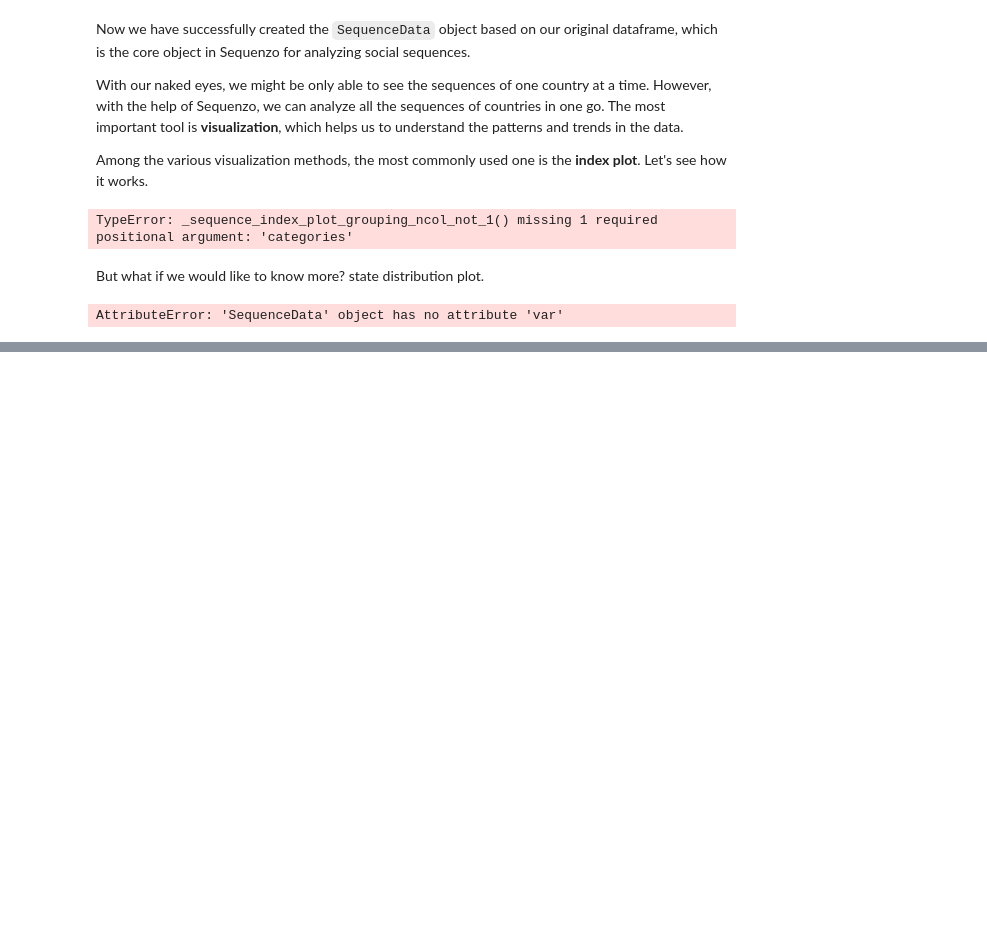
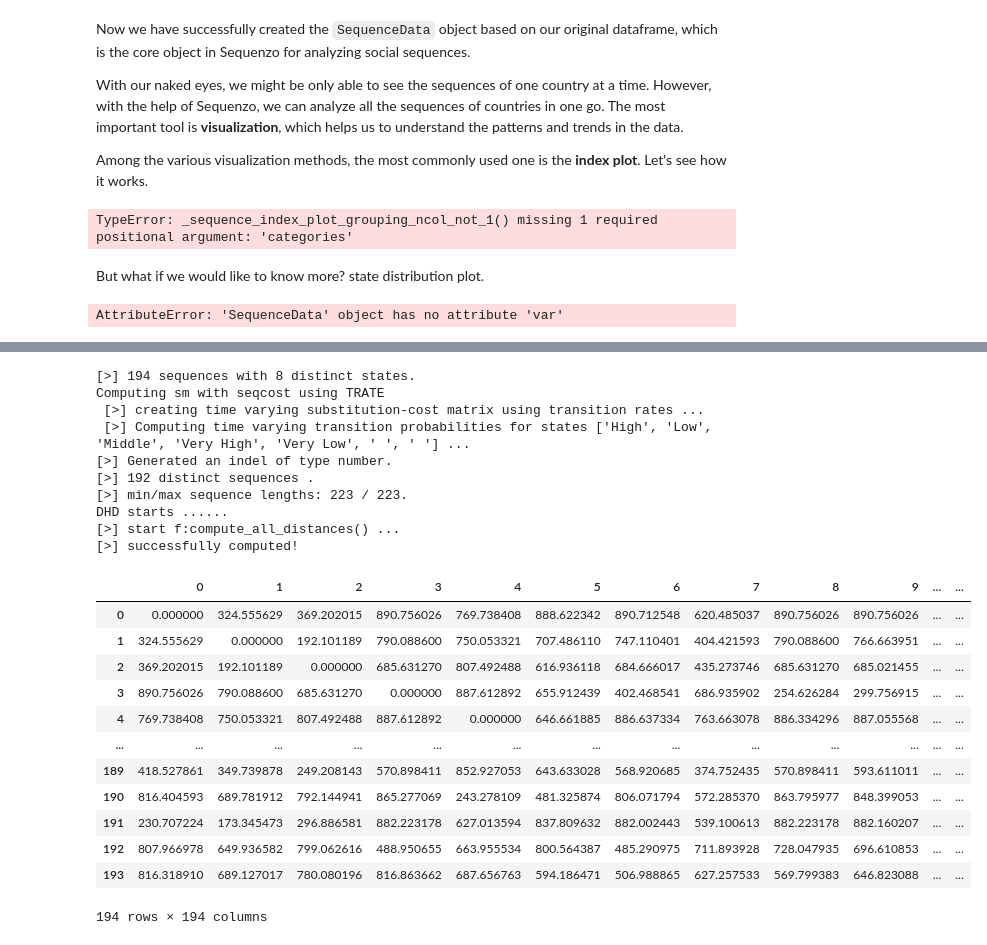
Before and after one commit to Liang-Team/Sequenzo, a Jupyter notebook: Tutorials/test.ipynb, the cells around one changed output, grey strips where cells are left out. Saved outputs shown, nothing was run; the diff lists cells and outputs as text; code cells hidden in the pictures; blank space fills up the shorter version.

```diff
--- a/Tutorials/test.ipynb
+++ b/Tutorials/test.ipynb
@@ -155 +152,32 @@ Completion matrix starts ......
 194 rows × 194 columns
+# %%
+# You can also replace "OMspell" with "OM/DHD/HAM" and "TRATE" with "CONSTANT"
+dhd = get_distance_matrix(seqdata=sequence_data,
+                              method='DHD',
+                              sm="TRATE",
+                              indel="auto")
+dhd
+# %% [output]
+[>] 194 sequences with 8 distinct states.
+Computing sm with seqcost using TRATE
+ [>] creating time varying substitution-cost matrix using transition rates ...
+ [>] Computing time varying transition probabilities for states ['High', 'Low', 'Middle', 'Very High', 'Very Low', ' ', ' '] ...
+[>] Generated an indel of type number.
+[>] 192 distinct sequences .
+[>] min/max sequence lengths: 223 / 223.
+DHD starts ......
+[>] start f:compute_all_distances() ...
+[>] successfully computed!
+|  | 0 | 1 | 2 | 3 | 4 | 5 | 6 | 7 | 8 | 9 | ... | ... |
+| 0 | 0.000000 | 324.555629 | 369.202015 | 890.756026 | 769.738408 | 888.622342 | 890.712548 | 620.485037 | 890.756026 | 890.756026 | ... | ... |
+| 1 | 324.555629 | 0.000000 | 192.101189 | 790.088600 | 750.053321 | 707.486110 | 747.110401 | 404.421593 | 790.088600 | 766.663951 | ... | ... |
+| 2 | 369.202015 | 192.101189 | 0.000000 | 685.631270 | 807.492488 | 616.936118 | 684.666017 | 435.273746 | 685.631270 | 685.021455 | ... | ... |
+| 3 | 890.756026 | 790.088600 | 685.631270 | 0.000000 | 887.612892 | 655.912439 | 402.468541 | 686.935902 | 254.626284 | 299.756915 | ... | ... |
+| 4 | 769.738408 | 750.053321 | 807.492488 | 887.612892 | 0.000000 | 646.661885 | 886.637334 | 763.663078 | 886.334296 | 887.055568 | ... | ... |
+| ... | ... | ... | ... | ... | ... | ... | ... | ... | ... | ... | ... | ... |
+| 189 | 418.527861 | 349.739878 | 249.208143 | 570.898411 | 852.927053 | 643.633028 | 568.920685 | 374.752435 | 570.898411 | 593.611011 | ... | ... |
+| 190 | 816.404593 | 689.781912 | 792.144941 | 865.277069 | 243.278109 | 481.325874 | 806.071794 | 572.285370 | 863.795977 | 848.399053 | ... | ... |
+| 191 | 230.707224 | 173.345473 | 296.886581 | 882.223178 | 627.013594 | 837.809632 | 882.002443 | 539.100613 | 882.223178 | 882.160207 | ... | ... |
+| 192 | 807.966978 | 649.936582 | 799.062616 | 488.950655 | 663.955534 | 800.564387 | 485.290975 | 711.893928 | 728.047935 | 696.610853 | ... | ... |
+| 193 | 816.318910 | 689.127017 | 780.080196 | 816.863662 | 687.656763 | 594.186471 | 506.988865 | 627.257533 | 569.799383 | 646.823088 | ... | ... |
+194 rows × 194 columns
```
Also changed, not shown: parts of 6 cells of this notebook, 4 other files.
